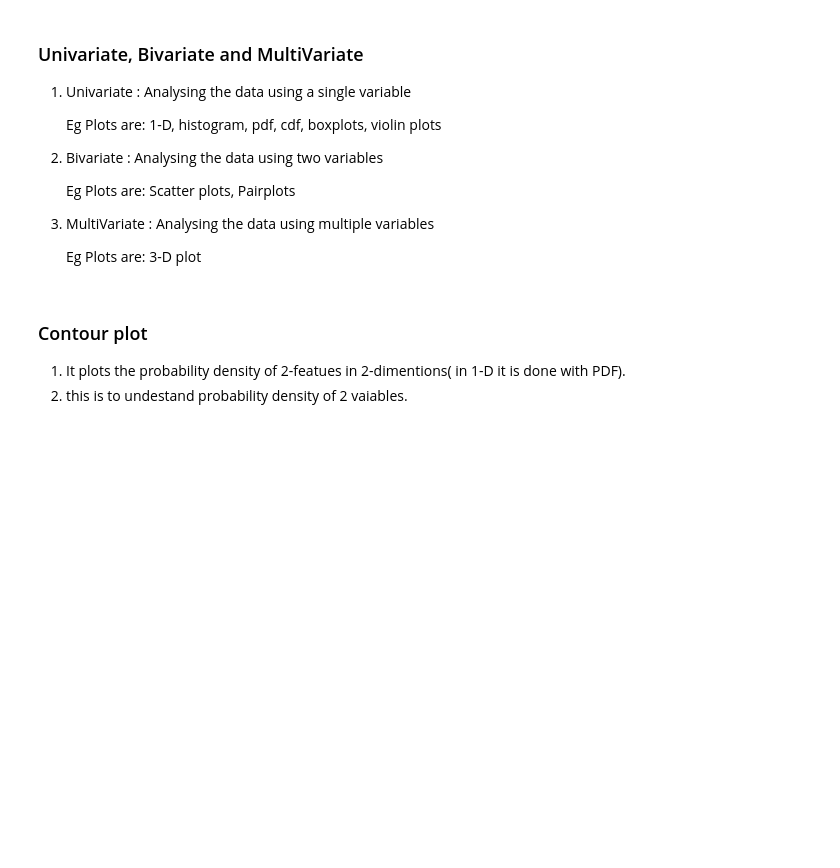
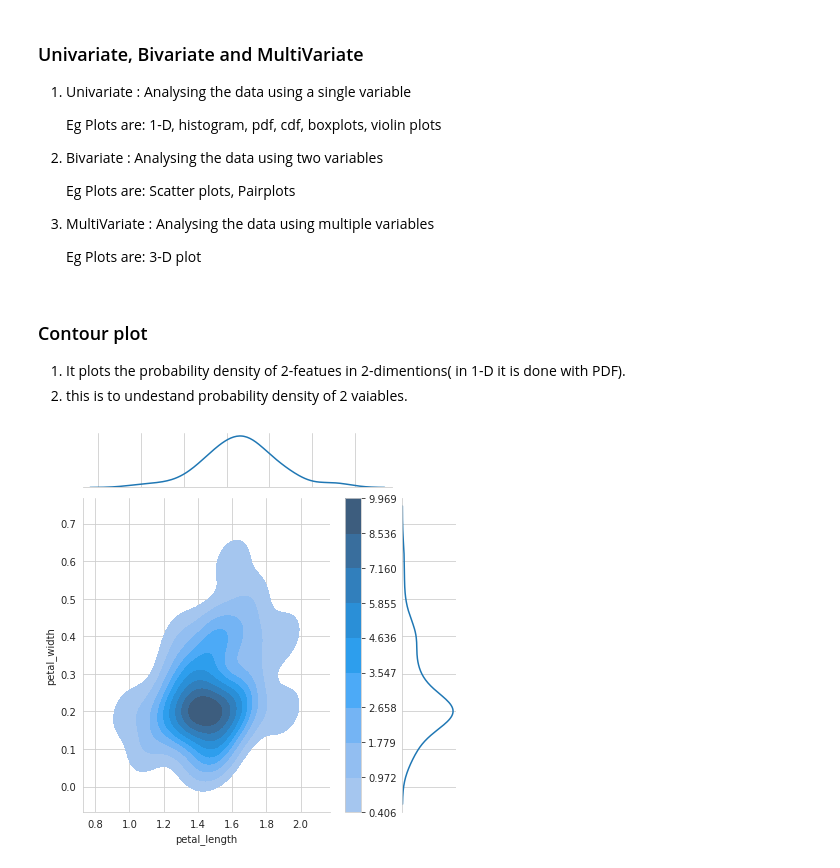
Before and after one commit to Siddartha-Kodaboina/Machine-Learning, a Jupyter notebook: EDA_Basics.ipynb, the cells around one changed output. Saved outputs shown, nothing was run; the diff lists cells and outputs as text; code cells hidden in the pictures; blank space fills up the shorter version.

```diff
--- a/EDA_Basics.ipynb
+++ b/EDA_Basics.ipynb
@@ -331,3 +331,8 @@ sns.violinplot(x='species', y='petal_length', data=df, size=500)
 
 1. It plots the probability density of 2-featues in 2-dimentions( in 1-D it is done with PDF).
 2. this is to undestand probability density of 2 vaiables.
+# %%
+sns.jointplot(x='petal_length', y='petal_width', kind='kde', data=setosa, shade=True, cbar=True)
+plt.show()
+# %% [output]
+[figure, added]
```
Also changed, not shown: parts of 1 cell of this notebook.
